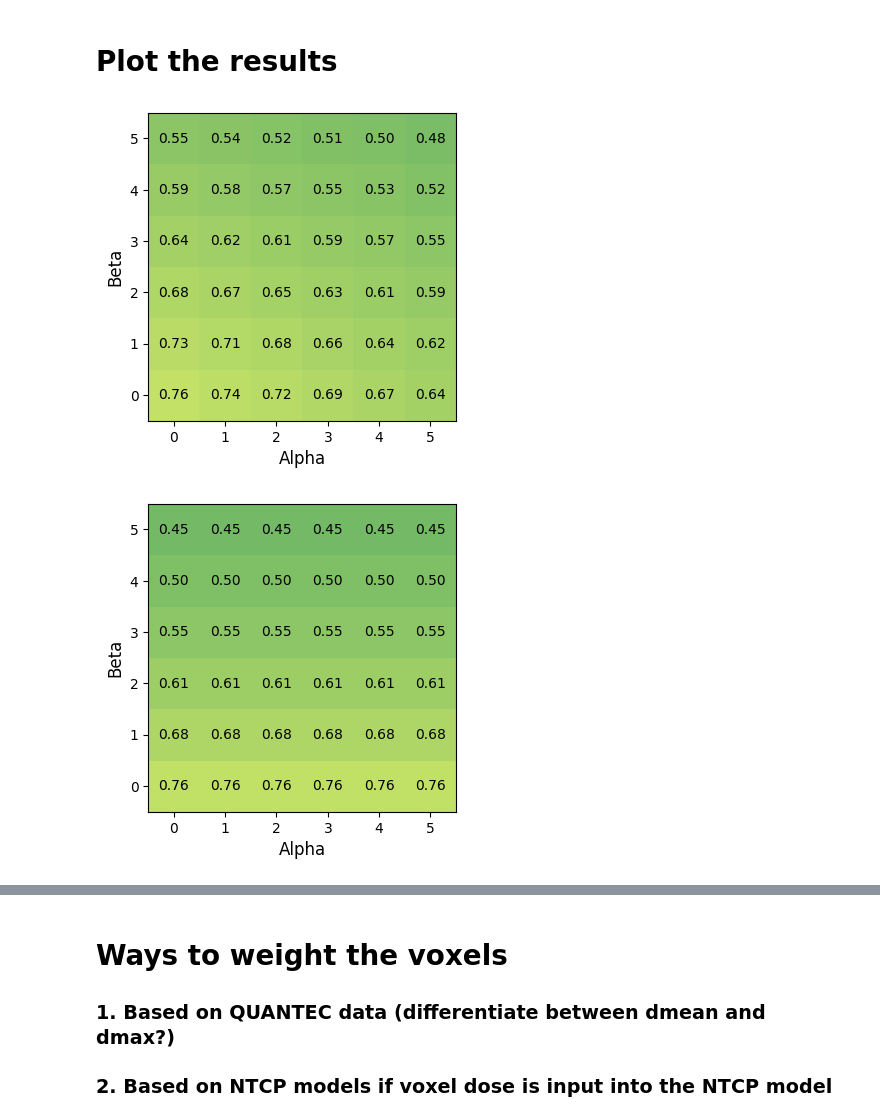
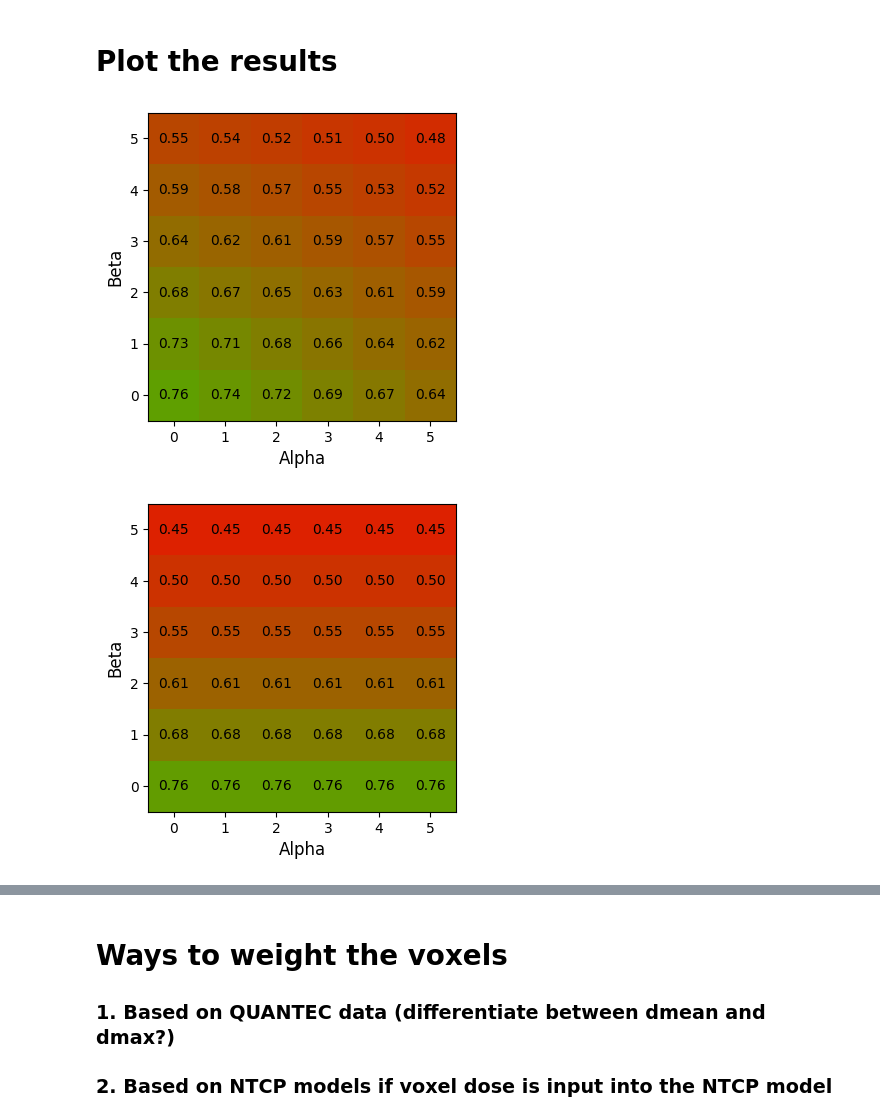
Before and after one commit to Lucas-Mc/OAR-weighted_Dice-Score, a Jupyter notebook: analysis.ipynb, the cells around one changed output, grey strips where cells are left out. Cells and saved outputs as stored; diff of their text form; code cells hidden in the pictures.

```diff
--- a/analysis.ipynb
+++ b/analysis.ipynb
@@ -46,6 +47,7 @@ file_image = nib.load(os.path.join(DATA_FOLDER,ORGAN_SITE,'CT','NIFTI',f'Image_C
 
 all_study_results = {}
 for study_num in ['199','716']: #all_study_nums:
+    time_1_start = time.time()
     try:
         # TODO: this is really sloppy, define lists / dictionaries instead of different variable names
         if ORGAN_SITE == 'Breast':
@@ -252,6 +254,7 @@ for study_num in ['199','716']: #all_study_nums:
     except ValueError:
         print(f'{study_num}: FAILED SHARED SLICE')
         continue
+    time_1_stop = time.time()
 
     print(f'{study_num}: DONE')
     time_2_start = time.time()
@@ -351,16 +354,16 @@ for study_num in all_study_results.keys():
 
     seg_names = [f'{GTV_name}_e', f'{GTV_name}_ne', *[f'{OAR_name}_e' for OAR_name in OAR_names]]
     cmap = plt.get_cmap('RdYlGn', len(seg_names))
-    colors = [mpl.colors.rgb2hex(cmap(i)) for i in range(cmap.N)]
+    plot_colors = [mpl.colors.rgb2hex(cmap(i)) for i in range(cmap.N)]
     for sn,seg_name in enumerate(seg_names):
         all_segs = all_study_results[study_num]['final_contours'][seg_name][0]
         area = all_study_results[study_num]['final_contours'][seg_name][1]
         for j,(f,t) in enumerate(all_segs):
             seg = area[[f,t]]
             if j == 0:
-                plt.plot(seg[:,0], seg[:,1], color=colors[sn], linewidth=2, label=seg_name.replace('_e',' (expert)').replace('_ne',' (non-expert)'))
+                plt.plot(seg[:,0], seg[:,1], color=plot_colors[sn], linewidth=2, label=seg_name.replace('_e',' (expert)').replace('_ne',' (non-expert)'))
             else:
-                plt.plot(seg[:,0], seg[:,1], color=colors[sn], linewidth=2)
+                plt.plot(seg[:,0], seg[:,1], color=plot_colors[sn], linewidth=2)
 
         if GTV_name in seg_name:
             for dp in area:
@@ -713,24 +716,30 @@ Total Elapsed Time: 3.9774019718170166 s
 # %%
 out_results = np.zeros((len(all_alpha), len(all_beta)))
 
 for series_ind in [0,1]:
     struct_ind = 0
     for a,b in OAR_results[list(all_study_results.keys())[series_ind]]['weighted'].keys():
         out_results[a][b] = list(OAR_results[list(all_study_results.keys())[series_ind]]['weighted'][(a,b)].values())[struct_ind]
 
     plt.figure(figsize=(4,4))
-    plt.imshow(out_results.T, vmin=0, vmax=1, origin='lower', cmap='summer')
+    plt.imshow(
+        out_results.T, vmin=0, vmax=1, origin='lower',
+        cmap=colors.LinearSegmentedColormap.from_list(
+            'trunc({n},{a:.2f},{b:.2f})'.format(n=plt.get_cmap('brg').name, a=0.45, b=1),
+            plt.get_cmap('brg')(np.linspace(0.2, 1, 100))
+        )
+    )
     for a in range(out_results.shape[0]):
         for b in range(out_results.shape[1]):
-            plt.text(all_alpha[a], all_beta[b], f'{out_results[a][b]:.2f}', ha='center', va='center')#, bbox=dict(fill=False, edgecolor='red', linewidth=2))
+            plt.text(all_alpha[a], all_beta[b], f'{out_results[a][b]:.2f}', ha='center', va='center')
     plt.xlabel('Alpha', fontsize=12)
     plt.ylabel('Beta', fontsize=12)
     # plt.colorbar()
     # plt.title('Left Case' if series_ind == 0 else 'Right Case')
     plt.show()
 # %% [output]
-[figure, old version]
+[figure, new version]
-[figure, old version]
+[figure, new version]
 # %%
 study_num = '630'
 
```
Also changed, not shown: parts of 4 cells of this notebook.
